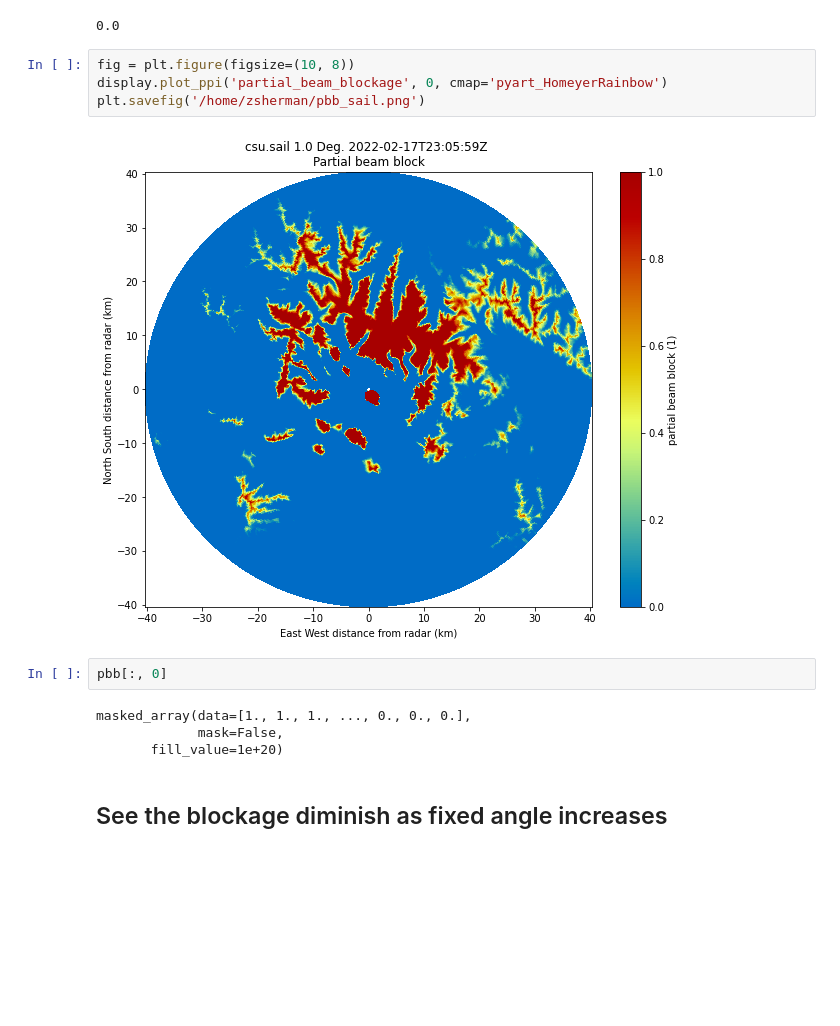
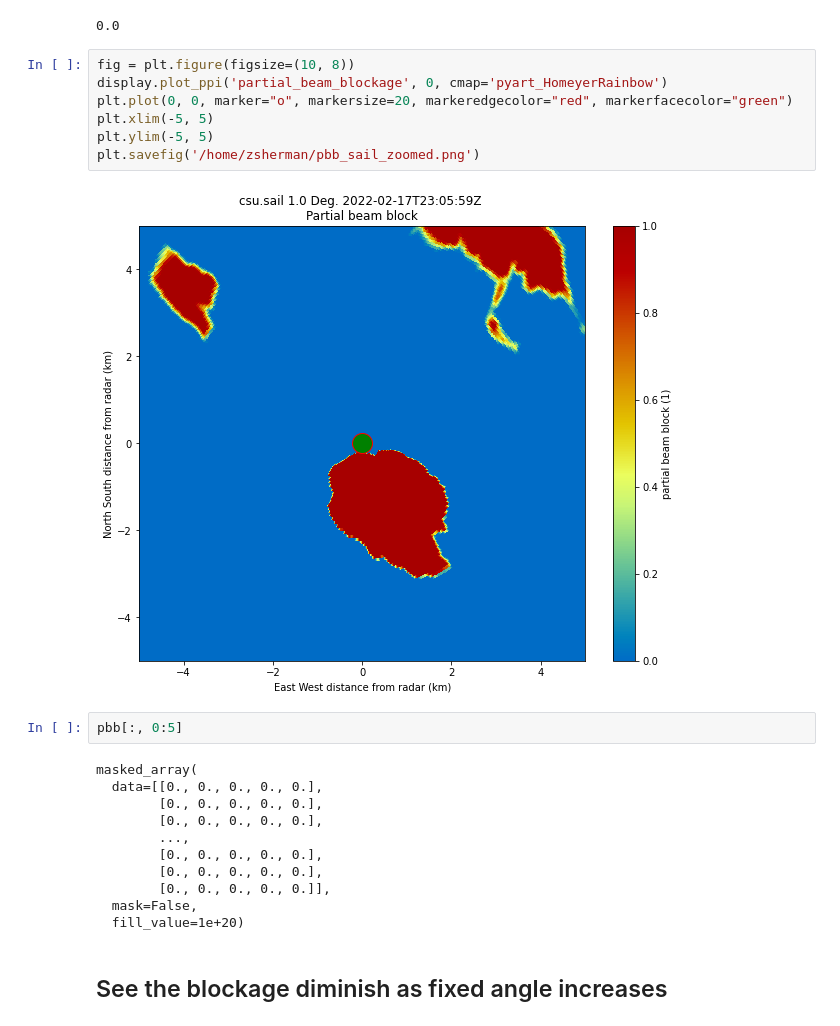
Before and after one commit to mgrover1/sail-xprecip-radar, a Jupyter notebook: _sources/qc/sail_beam_blockage.ipynb, the cells around one changed output. Cells and saved outputs as stored; diff of their text form; blank space fills up the shorter version.

```diff
--- a/_sources/qc/sail_beam_blockage.ipynb
+++ b/_sources/qc/sail_beam_blockage.ipynb
@@ -237,15 +234,25 @@ radar.fields['partial_beam_blockage']['data'].min()
 # %%
 fig = plt.figure(figsize=(10, 8))
 display.plot_ppi('partial_beam_blockage', 0, cmap='pyart_HomeyerRainbow')
-plt.savefig('/home/zsherman/pbb_sail.png')
+plt.plot(0, 0, marker="o", markersize=20, markeredgecolor="red", markerfacecolor="green")
+plt.xlim(-5, 5)
+plt.ylim(-5, 5)
+plt.savefig('/home/zsherman/pbb_sail_zoomed.png')
 # %% [output]
-[figure, old version]
+[figure, new version]
 # %%
-pbb[:, 0]
+pbb[:, 0:5]
 # %% [output]
-masked_array(data=[1., 1., 1., ..., 0., 0., 0.],
-             mask=False,
-       fill_value=1e+20)
+masked_array(
+  data=[[0., 0., 0., 0., 0.],
+        [0., 0., 0., 0., 0.],
+        [0., 0., 0., 0., 0.],
+        ...,
+        [0., 0., 0., 0., 0.],
+        [0., 0., 0., 0., 0.],
+        [0., 0., 0., 0., 0.]],
+  mask=False,
+  fill_value=1e+20)
 # %% [markdown]
 ## See the blockage diminish as fixed angle increases
 # %%
```
Also changed, not shown: parts of 22 cells of this notebook, 28 other files.
